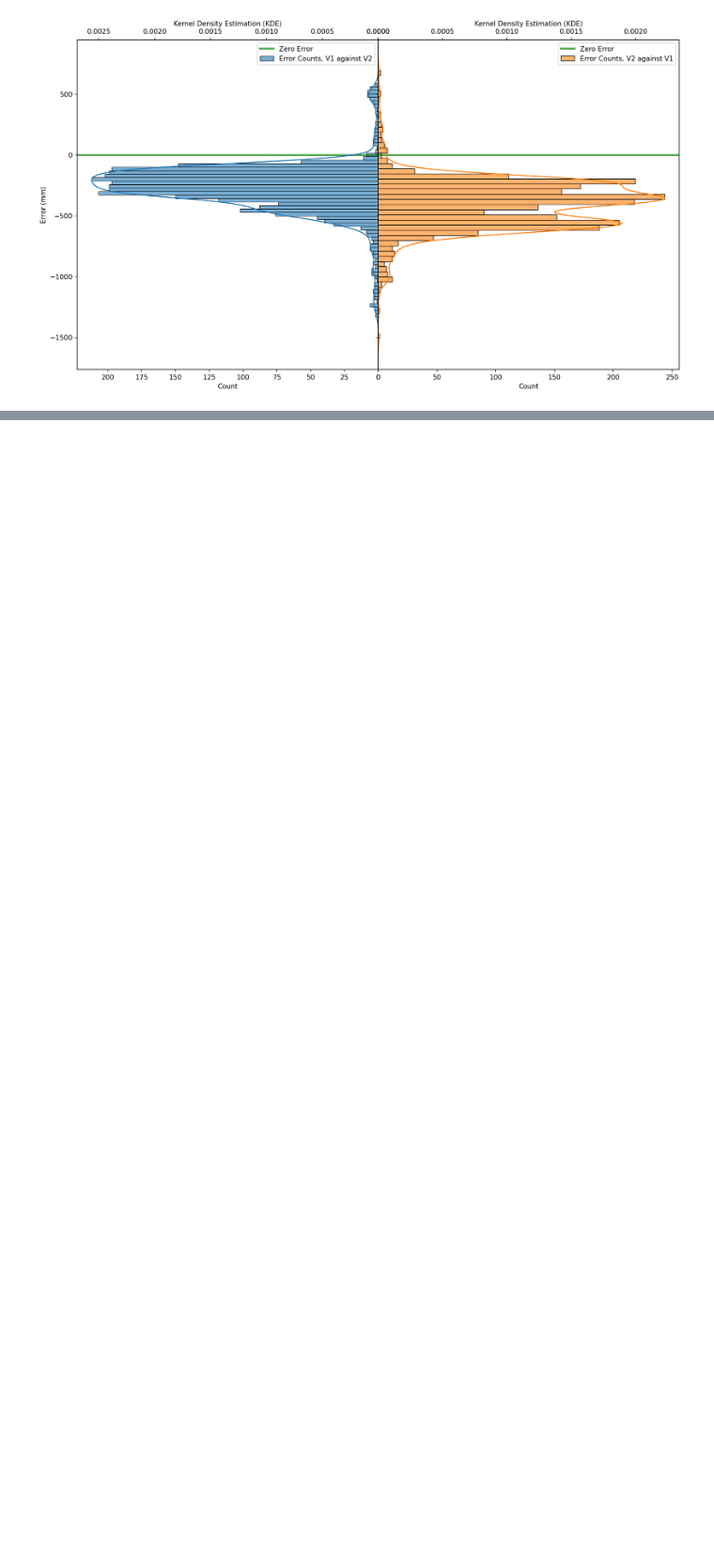
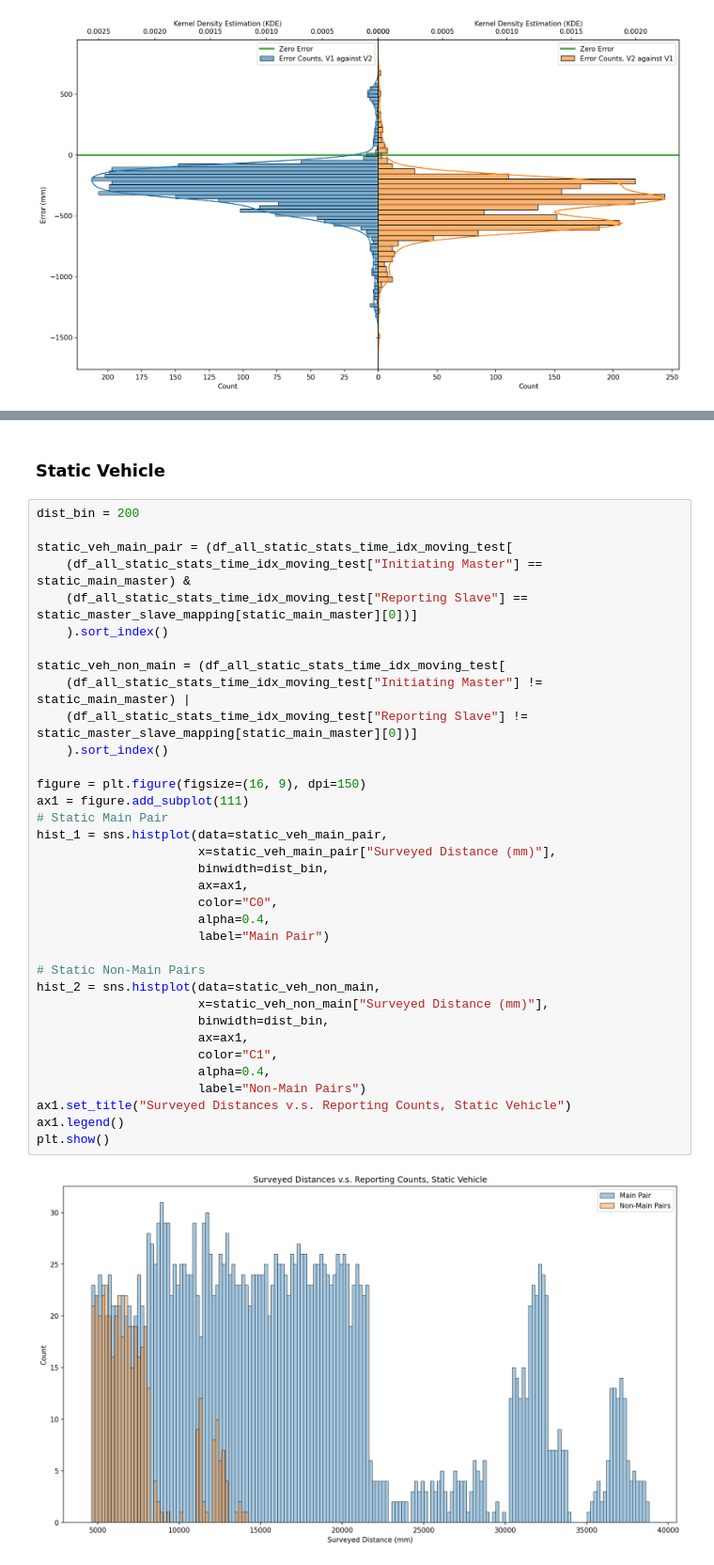
Before and after one commit to hegxiten/UWB-Lab-Rutgers-Rail, a Jupyter notebook: UWB-Experiments-MATLAB/uwb_ranging_fieldtest_results/CONCISE_moving_test.ipynb, the cells around one changed output, grey strips where cells are left out. Shown at 94% size. Saved outputs shown, nothing was run; the diff lists cells and outputs as text; blank space fills up the shorter version.

```diff
--- a/UWB-Experiments-MATLAB/uwb_ranging_fieldtest_results/CONCISE_moving_test.ipynb
+++ b/UWB-Experiments-MATLAB/uwb_ranging_fieldtest_results/CONCISE_moving_test.ipynb
@@ -804,0 +1181,39 @@ plt.show()
+# %% [markdown]
+### Static Vehicle
+# %%
+dist_bin = 200
+
+static_veh_main_pair = (df_all_static_stats_time_idx_moving_test[
+    (df_all_static_stats_time_idx_moving_test["Initiating Master"] == static_main_master) &
+    (df_all_static_stats_time_idx_moving_test["Reporting Slave"] == static_master_slave_mapping[static_main_master][0])]
+    ).sort_index()
+
+static_veh_non_main = (df_all_static_stats_time_idx_moving_test[
+    (df_all_static_stats_time_idx_moving_test["Initiating Master"] != static_main_master) |
+    (df_all_static_stats_time_idx_moving_test["Reporting Slave"] != static_master_slave_mapping[static_main_master][0])]
+    ).sort_index()
+
+figure = plt.figure(figsize=(16, 9), dpi=150)
+ax1 = figure.add_subplot(111)
+# Static Main Pair
+hist_1 = sns.histplot(data=static_veh_main_pair,
+                      x=static_veh_main_pair["Surveyed Distance (mm)"],
+                      binwidth=dist_bin,
+                      ax=ax1,
+                      color="C0",
+                      alpha=0.4,
+                      label="Main Pair")
+
+# Static Non-Main Pairs
+hist_2 = sns.histplot(data=static_veh_non_main,
+                      x=static_veh_non_main["Surveyed Distance (mm)"],
+                      binwidth=dist_bin,
+                      ax=ax1,
+                      color="C1",
+                      alpha=0.4,
+                      label="Non-Main Pairs")
+ax1.set_title("Surveyed Distances v.s. Reporting Counts, Static Vehicle")
+ax1.legend()
+plt.show()
+# %% [output]
+[figure, added]
```
Also changed, not shown: parts of 23 cells of this notebook, 2 other files.
